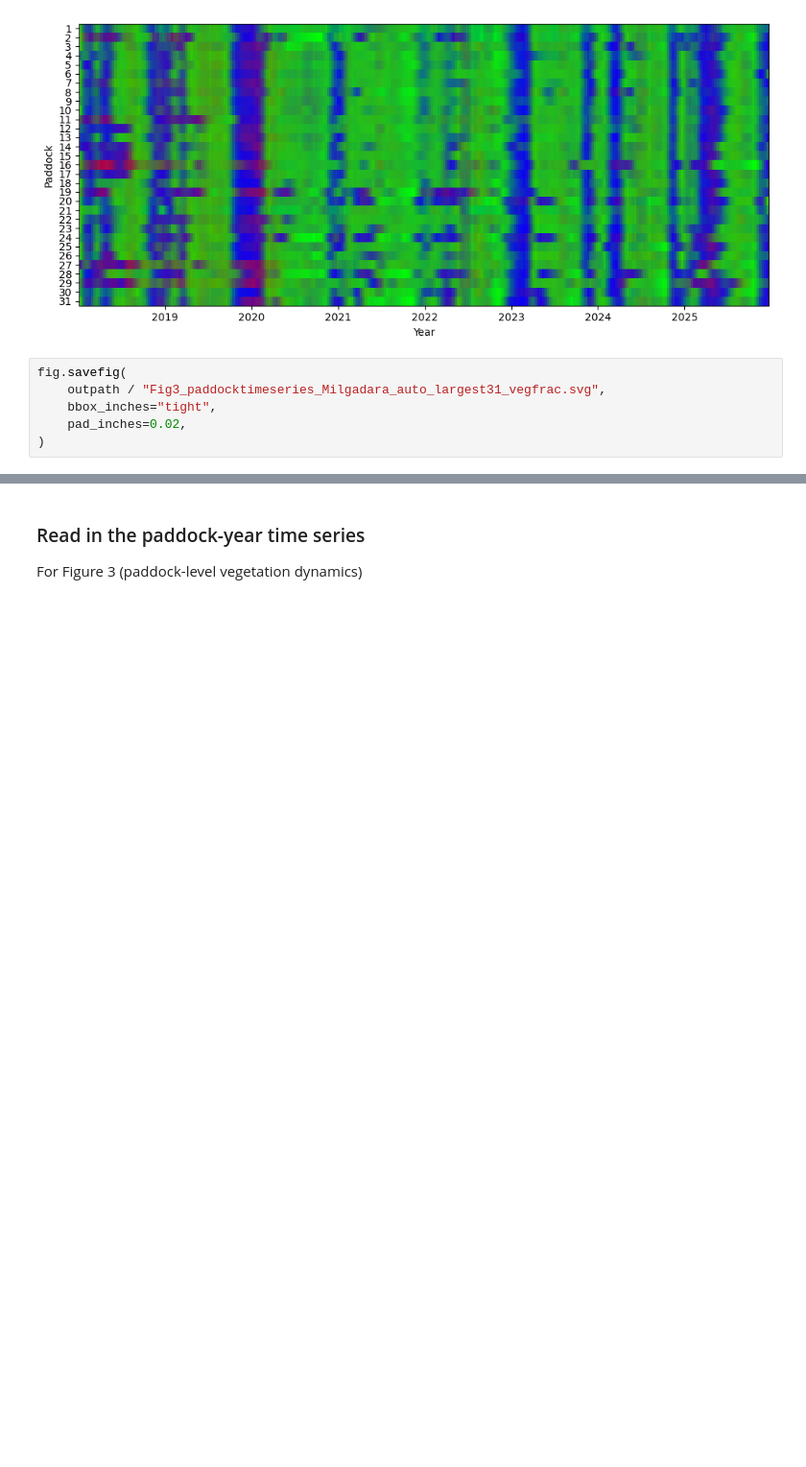
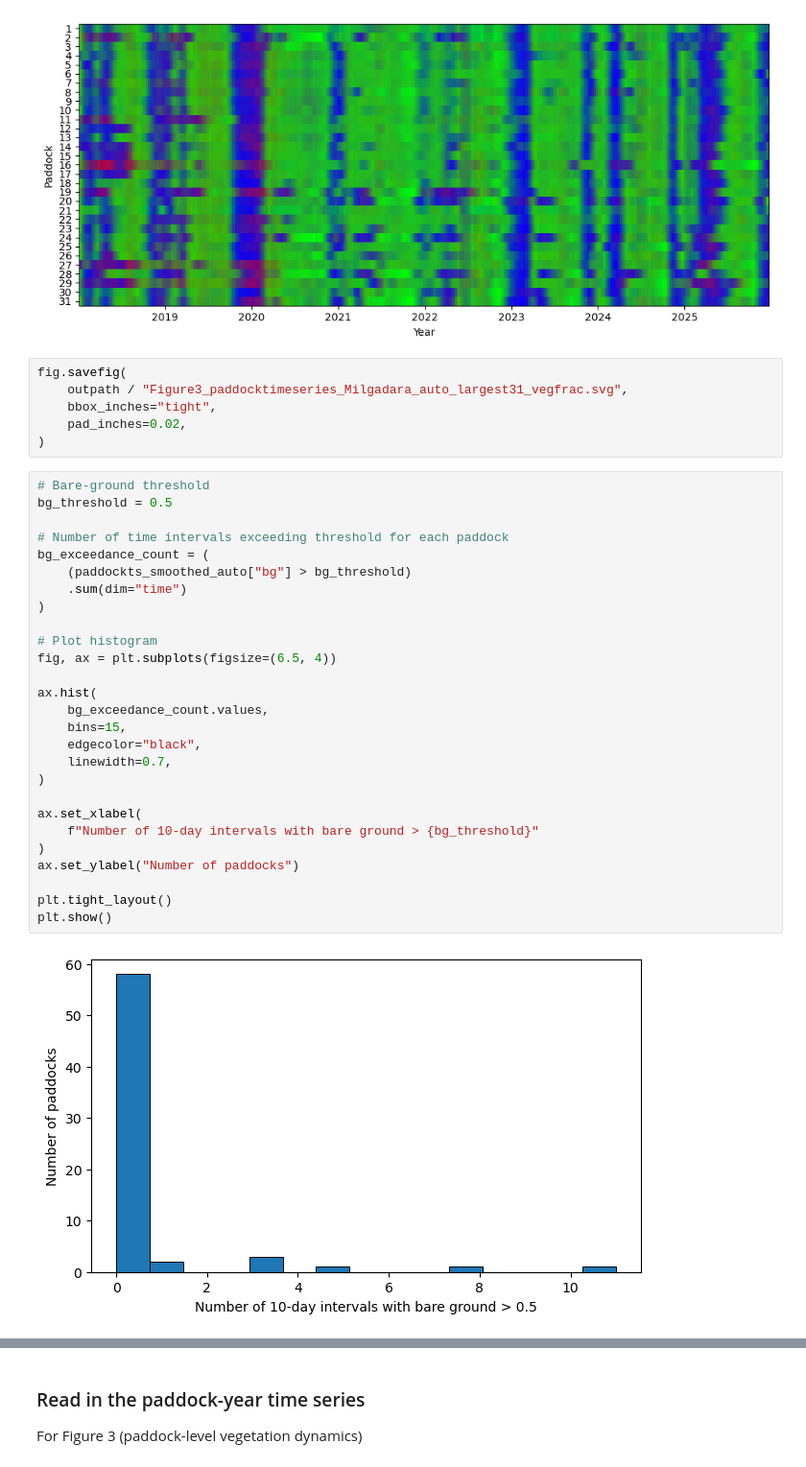
Before and after one commit to johnburley3000/paddocktimeseries, a Jupyter notebook: demo/Milgadara_demonstration.ipynb, the cells around one changed output, grey strips where cells are left out. Shown at 96% size. Cells and saved outputs as stored; diff of their text form; blank space fills up the shorter version.

```diff
--- a/demo/Milgadara_demonstration.ipynb
+++ b/demo/Milgadara_demonstration.ipynb
@@ -579,8 +613,37 @@ plt.show()
 [figure]
 # %%
 fig.savefig(
-    outpath / "Fig3_paddocktimeseries_Milgadara_auto_largest31_vegfrac.svg",
+    outpath / "Figure3_paddocktimeseries_Milgadara_auto_largest31_vegfrac.svg",
     bbox_inches="tight",
     pad_inches=0.02,
 )
+# %%
+# Bare-ground threshold
+bg_threshold = 0.5
+
+# Number of time intervals exceeding threshold for each paddock
+bg_exceedance_count = (
+    (paddockts_smoothed_auto["bg"] > bg_threshold)
+    .sum(dim="time")
+)
+
+# Plot histogram
+fig, ax = plt.subplots(figsize=(6.5, 4))
+
+ax.hist(
+    bg_exceedance_count.values,
+    bins=15,
+    edgecolor="black",
+    linewidth=0.7,
+)
+
+ax.set_xlabel(
+    f"Number of 10-day intervals with bare ground > {bg_threshold}"
+)
+ax.set_ylabel("Number of paddocks")
+
+plt.tight_layout()
+plt.show()
+# %% [output]
+[figure, added]
 # %%
```
Also changed, not shown: parts of 7 cells of this notebook.
